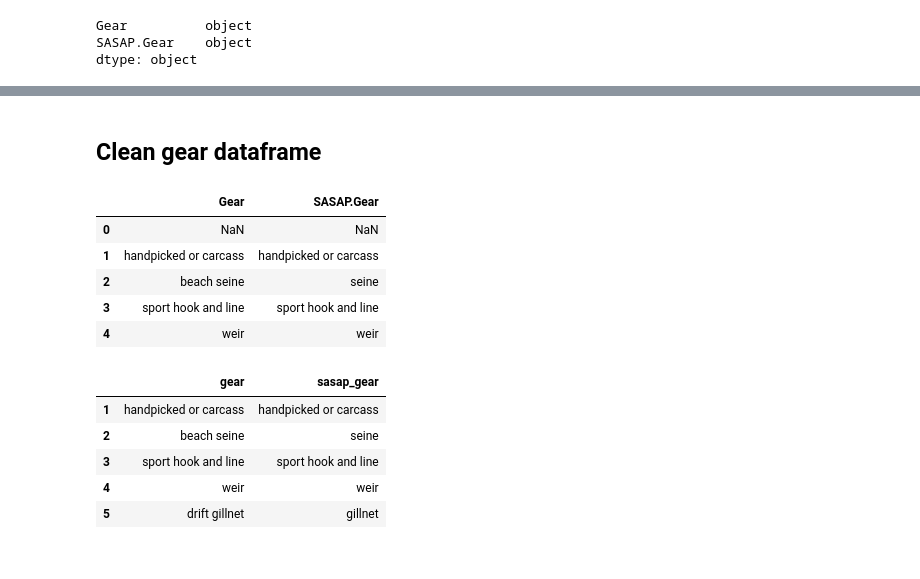
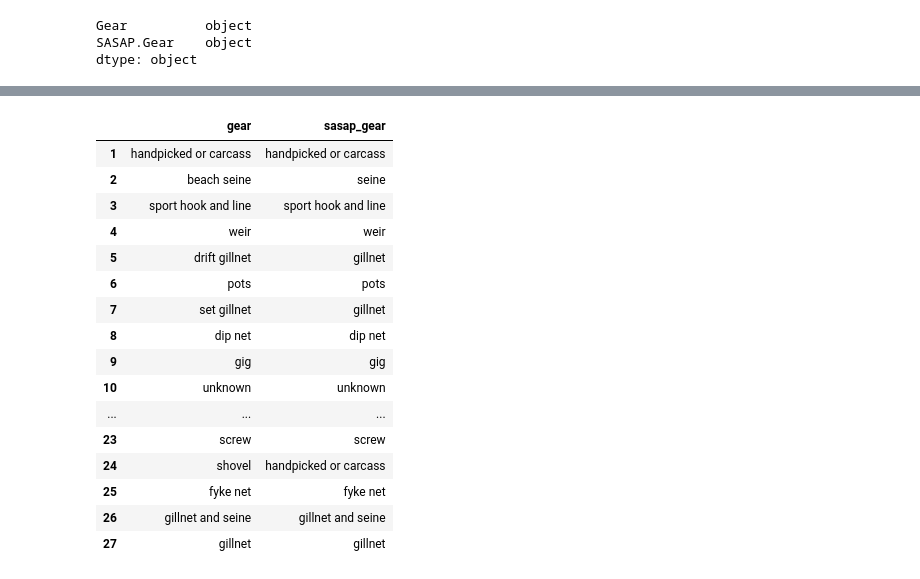
Before and after one commit to sofiiir/eds213-finalproject, a Jupyter notebook: alaska-salmon-master-cleaning.ipynb, the cells around one changed output, grey strips where cells are left out. Saved outputs shown, nothing was run; the diff lists cells and outputs as text; code cells hidden in the pictures.

Commit message:
Finalize code to clean datasets

```diff
--- a/alaska-salmon-master-cleaning.ipynb
+++ b/alaska-salmon-master-cleaning.ipynb
@@ -410,14 +392,3 @@ print(length_type['length_measurement_type'].unique())
-# %% [markdown]
-## Clean gear dataframe
-# %%
-gear.head()
-# %% [output]
-|  | Gear | SASAP.Gear |
-| 0 | NaN | NaN |
-| 1 | handpicked or carcass | handpicked or carcass |
-| 2 | beach seine | seine |
-| 3 | sport hook and line | sport hook and line |
-| 4 | weir | weir |
 # %%
 # clean names
 gear = gear.clean_names()
@@ -425,13 +397,24 @@ gear = gear.clean_names()
 gear.dropna(inplace=True)
-# %%
-gear.head()
-# %% [output]
-|  | gear | sasap_gear |
-| 1 | handpicked or carcass | handpicked or carcass |
-| 2 | beach seine | seine |
-| 3 | sport hook and line | sport hook and line |
-| 4 | weir | weir |
-| 5 | drift gillnet | gillnet |
 # %%
 # save data to a csv file
 # gear.to_csv('gear_clean.csv')
+# %%
+gear
+# %% [output]
+|  | gear | sasap_gear |
+| 1 | handpicked or carcass | handpicked or carcass |
+| 2 | beach seine | seine |
+| 3 | sport hook and line | sport hook and line |
+| 4 | weir | weir |
+| 5 | drift gillnet | gillnet |
+| 6 | pots | pots |
+| 7 | set gillnet | gillnet |
+| 8 | dip net | dip net |
+| 9 | gig | gig |
+| 10 | unknown | unknown |
+| ... | ... | ... |
+| 23 | screw | screw |
+| 24 | shovel | handpicked or carcass |
+| 25 | fyke net | fyke net |
+| 26 | gillnet and seine | gillnet and seine |
+| 27 | gillnet | gillnet |
```
Also changed, not shown: parts of 61 cells of this notebook.
